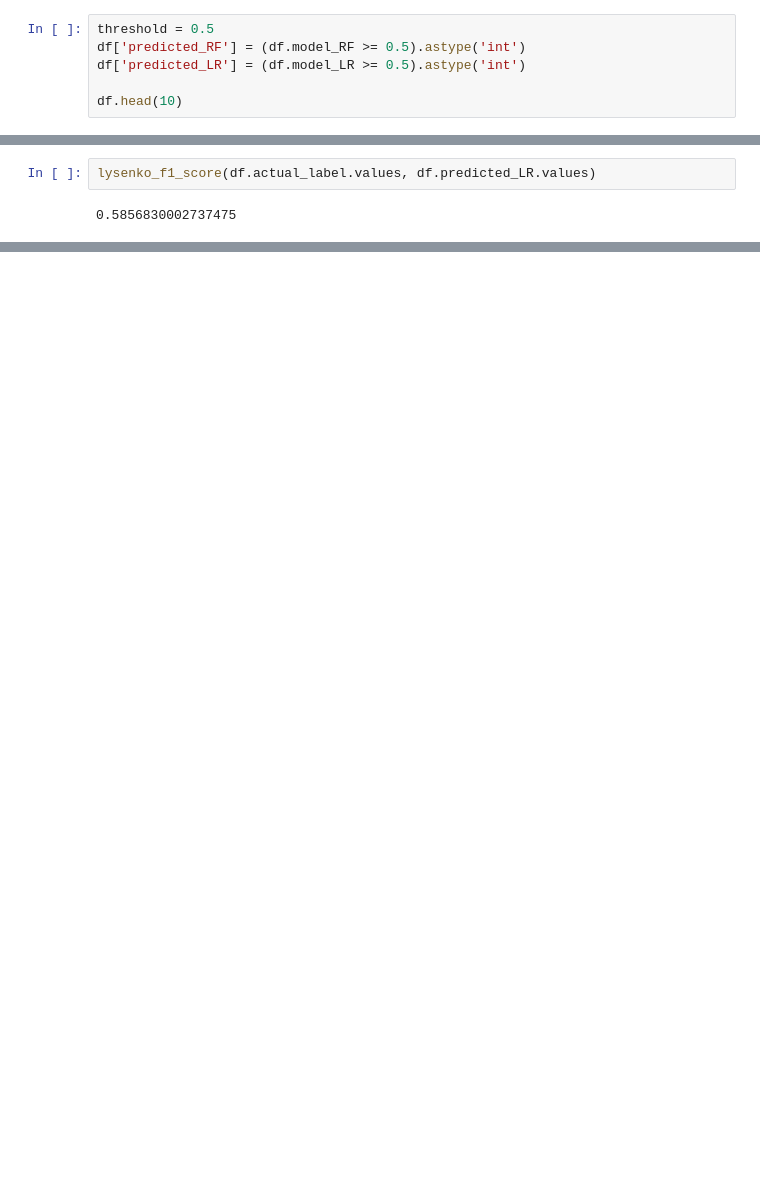
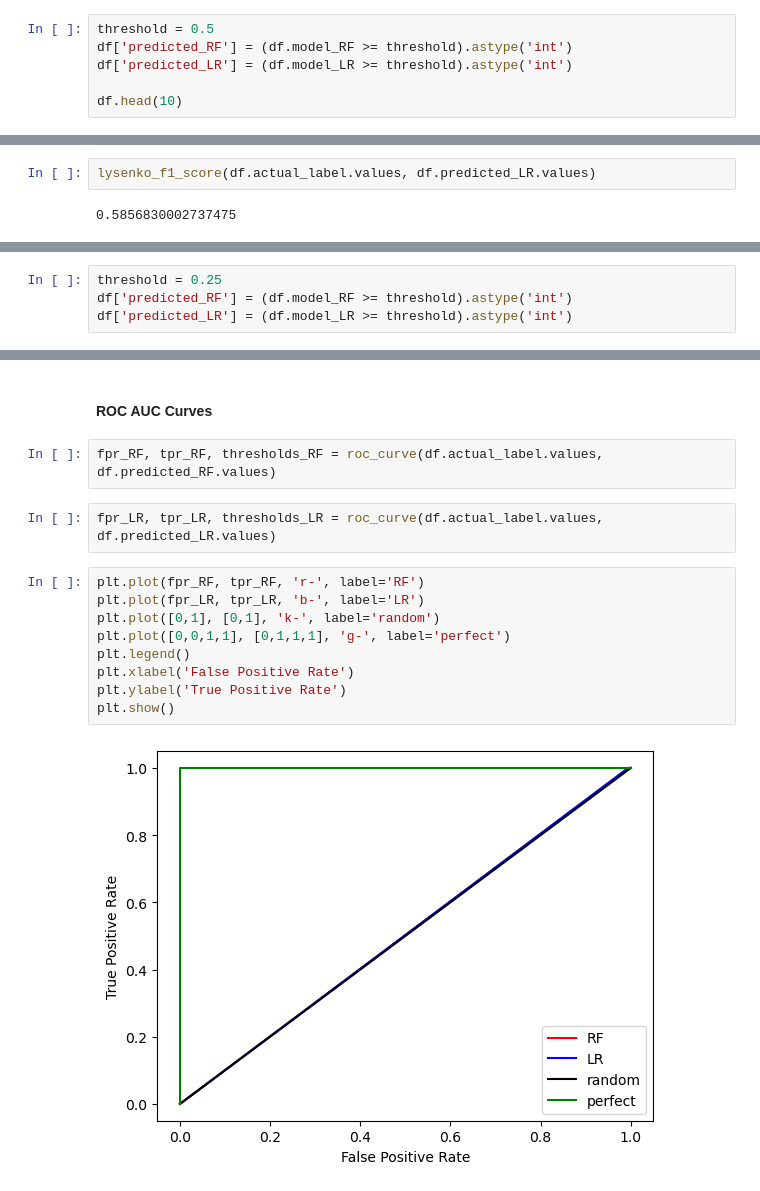
Before and after one commit to vregi/empi-assignments, a Jupyter notebook: assignment1.ipynb, the cells around one changed output, grey strips where cells are left out. Drawn from its saved outputs; the diff is of its cells as text; blank space fills up the shorter version.

```diff
--- a/assignment1.ipynb
+++ b/assignment1.ipynb
@@ -306,8 +306,8 @@ df.head(10)
 | 9 | 0 | 0.423434 | 0.435693 |
 # %%
 threshold = 0.5
-df['predicted_RF'] = (df.model_RF >= 0.5).astype('int')
-df['predicted_LR'] = (df.model_LR >= 0.5).astype('int')
+df['predicted_RF'] = (df.model_RF >= threshold).astype('int')
+df['predicted_LR'] = (df.model_LR >= threshold).astype('int')
 
 df.head(10)
 # %% [output]
@@ -503,0 +527,4 @@ AssertionError: My f1 failed on LR
+# %%
+threshold = 0.25
+df['predicted_RF'] = (df.model_RF >= threshold).astype('int')
+df['predicted_LR'] = (df.model_LR >= threshold).astype('int')
@@ -503,0 +542,17 @@ AssertionError: My f1 failed on LR
+# %% [markdown]
+#### ROC AUC Curves
+# %%
+fpr_RF, tpr_RF, thresholds_RF = roc_curve(df.actual_label.values, df.predicted_RF.values)
+# %%
+fpr_LR, tpr_LR, thresholds_LR = roc_curve(df.actual_label.values, df.predicted_LR.values)
+# %%
+plt.plot(fpr_RF, tpr_RF, 'r-', label='RF')
+plt.plot(fpr_LR, tpr_LR, 'b-', label='LR')
+plt.plot([0,1], [0,1], 'k-', label='random')
+plt.plot([0,0,1,1], [0,1,1,1], 'g-', label='perfect')
+plt.legend()
+plt.xlabel('False Positive Rate')
+plt.ylabel('True Positive Rate')
+plt.show()
+# %% [output]
+[figure, added]
```
Also changed, not shown: parts of 27 cells of this notebook.
